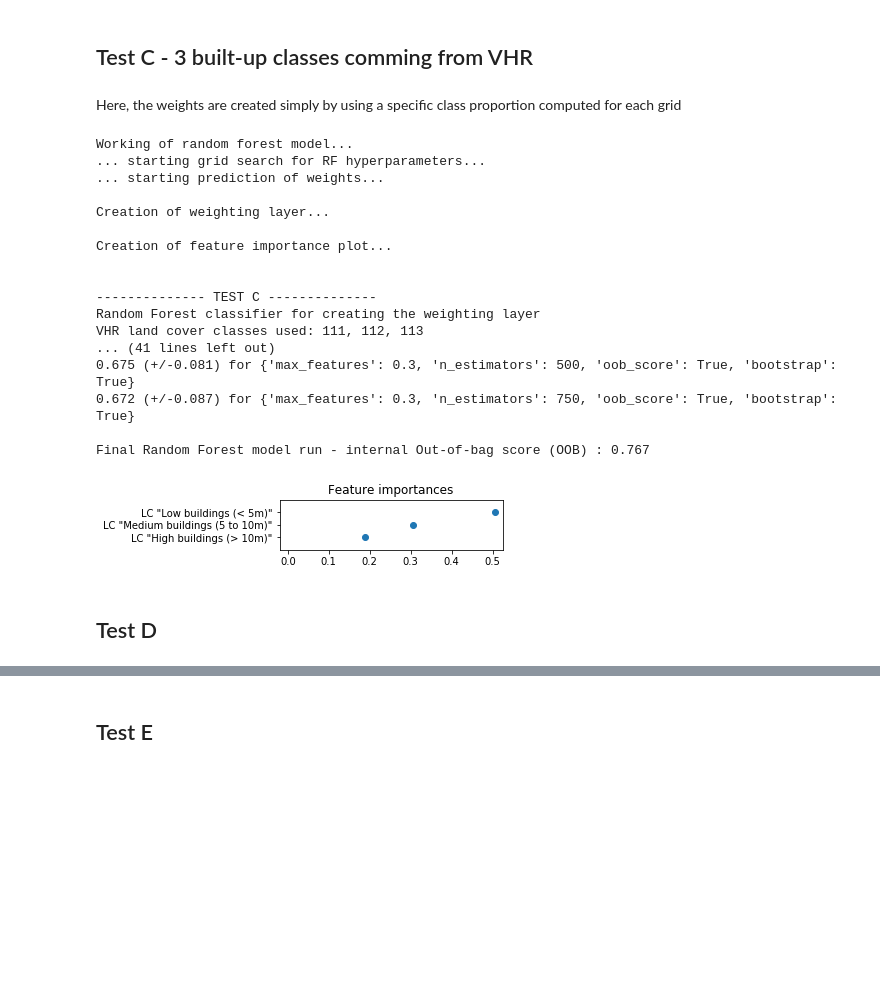
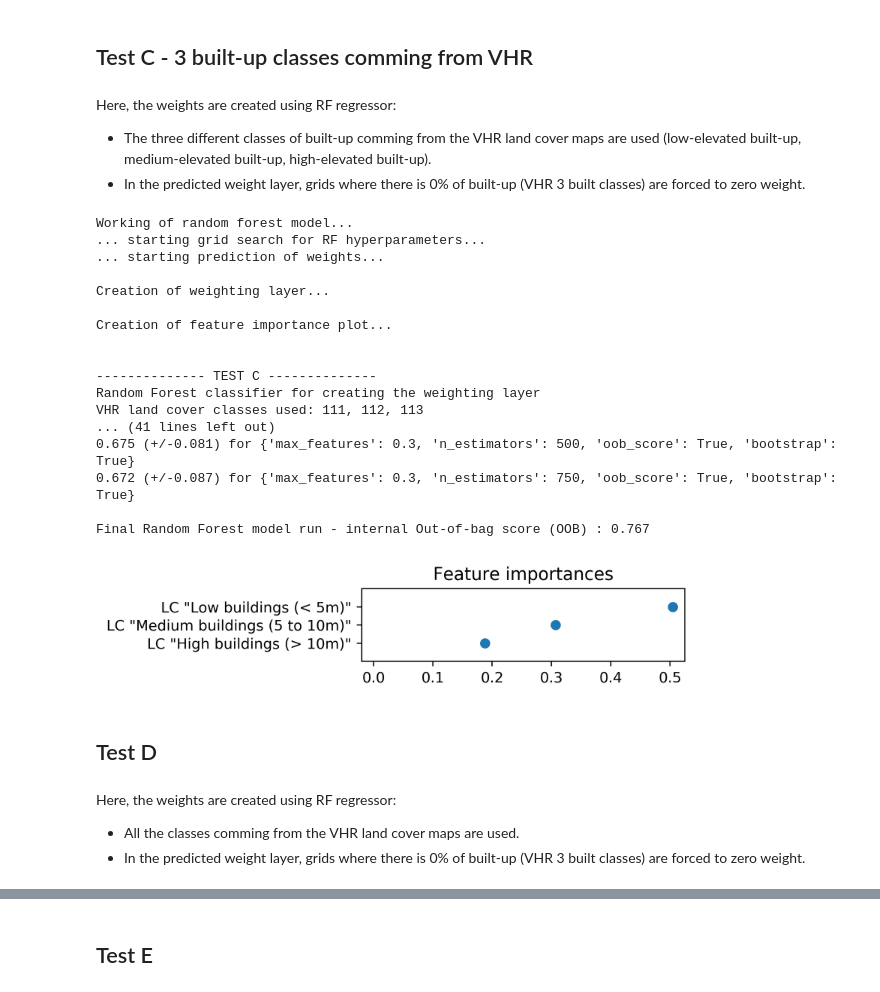
Before and after one commit to tgrippa/Dasymetric_mapping_using_GRASSGIS, a Jupyter notebook: notebooks/2_Processing.ipynb, the cells around one changed output, grey strips where cells are left out. Drawn from its saved outputs; the diff is of its cells as text; code cells hidden in the pictures; blank space fills up the shorter version.

```diff
--- a/notebooks/2_Processing.ipynb
+++ b/notebooks/2_Processing.ipynb
@@ -408,7 +477,9 @@ print function_log
 # %% [markdown]
 ## Test C - 3 built-up classes comming from VHR
-# %% [markdown]
-Here, the weights are created simply by using a specific class proportion computed for each grid
+# %% [markdown]
+Here, the weights are created using RF regressor:
+- The three different classes of built-up comming from the VHR land cover maps are used (low-elevated built-up, medium-elevated built-up, high-elevated built-up).
+- In the predicted weight layer, grids where there is 0% of built-up (VHR 3 built classes) are forced to zero weight.
 # %%
 # Name of test
 test = 'C'
@@ -427,8 +496,8 @@ from rf_model import RandomForest
 # %%
 # Run the random forest model
-function_log = RandomForest(output_weighting_layer,gridded_vector.split("@")[0],
-                            'cat', lc_classes, lu_classes, mr_classes,
-                            layer_to_mask_weights, built_up_pixels, test)
+function_log, feature_importance_plot = RandomForest(gridded_vector.split("@")[0],
+                                                     'cat', lc_classes, lu_classes, mr_classes,
+                                                     layer_to_mask_weights, built_up_pixels, test)
 log_text+=function_log+'\n'  # Save the function log in the whole log of the notebook
 # %% [output]
 Working of random forest model...
@@ -448,6 +517,10 @@ VHR land cover classes used: 111, 112, 113
 0.672 (+/-0.087) for {'max_features': 0.3, 'n_estimators': 750, 'oob_score': True, 'bootstrap': True}
 
 Final Random Forest model run - internal Out-of-bag score (OOB) : 0.767
-[figure, removed]
+# %%
+from IPython.display import Image
+Image(filename=feature_importance_plot, width=600)
+# %% [output]
+[figure, added]
 # %% [markdown]
 ## Test D
@@ -457,3 +527,7 @@ from rf_model import RandomForest
+# %% [markdown]
+Here, the weights are created using RF regressor:
+- All the classes comming from the VHR land cover maps are used.
+- In the predicted weight layer, grids where there is 0% of built-up (VHR 3 built classes) are forced to zero weight.
 # %%
 # Name of test
 test = 'D'
```
Also changed, not shown: parts of 52 cells of this notebook.
